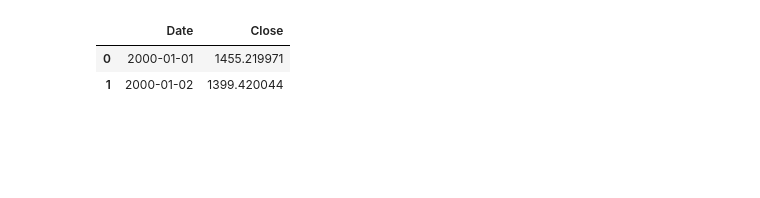
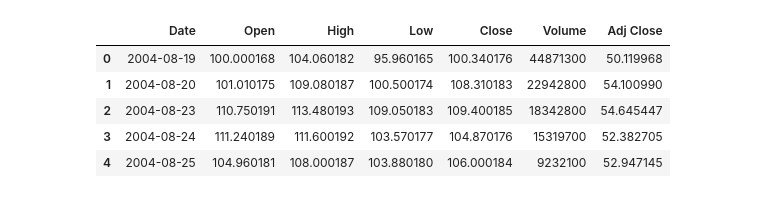
Before and after one commit to satishjasthi/Udacity-MLNDP-Submissions, a Jupyter notebook: CapstoneProject/Linear.ipynb, the cells around one changed output. Saved outputs shown, nothing was run; the diff lists cells and outputs as text; code cells hidden in the pictures; blank space fills up the shorter version.

```diff
--- a/CapstoneProject/Linear.ipynb
+++ b/CapstoneProject/Linear.ipynb
@@ -7,7 +12,11 @@ import matplotlib.pyplot as plt
 # %%
-data = pd.read_csv('sp500.csv')
-data.head(2)
+#loading dataset
+data = pd.read_csv('Google2004-2017April11.csv')
+data.head(5)
 # %% [output]
-|  | Date | Close |
-| 0 | 2000-01-01 | 1455.219971 |
-| 1 | 2000-01-02 | 1399.420044 |
+|  | Date | Open | High | Low | Close | Volume | Adj Close |
+| 0 | 2004-08-19 | 100.000168 | 104.060182 | 95.960165 | 100.340176 | 44871300 | 50.119968 |
+| 1 | 2004-08-20 | 101.010175 | 109.080187 | 100.500174 | 108.310183 | 22942800 | 54.100990 |
+| 2 | 2004-08-23 | 110.750191 | 113.480193 | 109.050183 | 109.400185 | 18342800 | 54.645447 |
+| 3 | 2004-08-24 | 111.240189 | 111.600192 | 103.570177 | 104.870176 | 15319700 | 52.382705 |
+| 4 | 2004-08-25 | 104.960181 | 108.000187 | 103.880180 | 106.000184 | 9232100 | 52.947145 |
```
Also changed, not shown: parts of 7 cells of this notebook.
